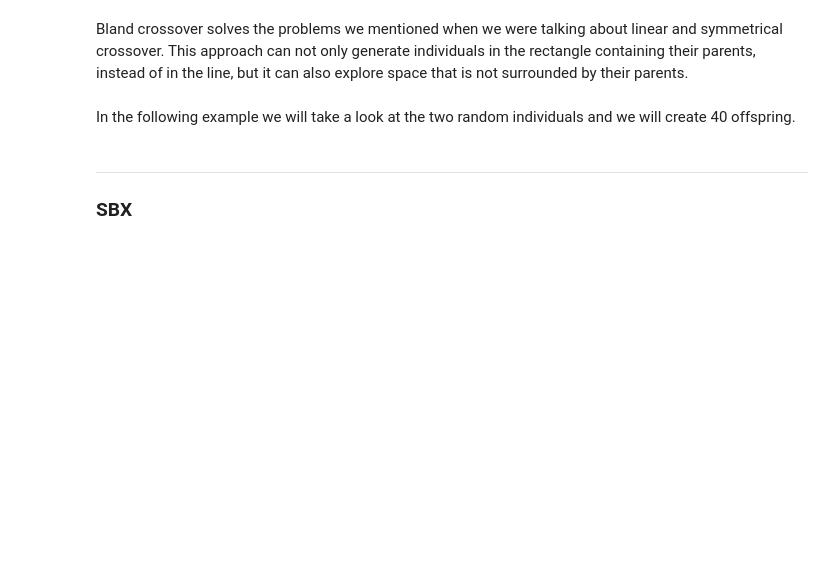
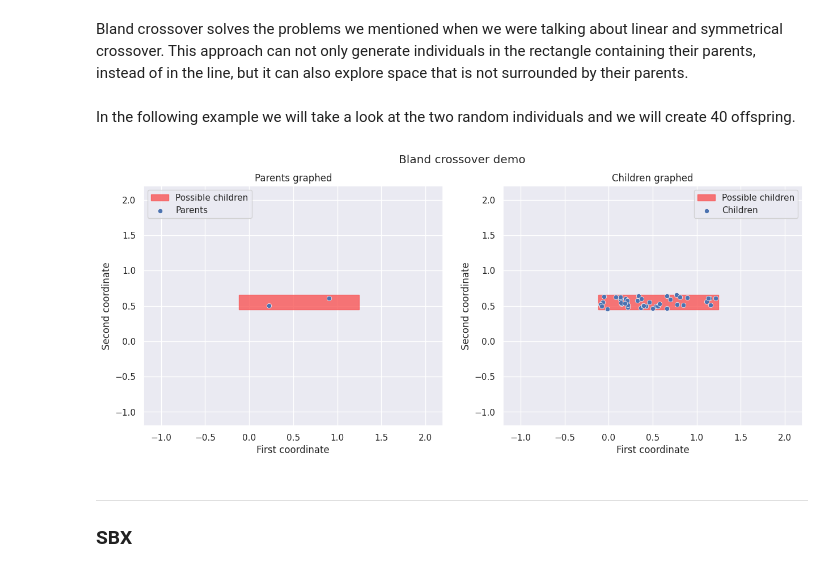
Before and after one commit to ukinolo/GAlib, a Jupyter notebook: doc/documentation.ipynb, the cells around one changed output. Cells and saved outputs as stored; diff of their text form; code cells hidden in the pictures; blank space fills up the shorter version.

```diff
--- a/doc/documentation.ipynb
+++ b/doc/documentation.ipynb
@@ -1016,7 +1035,8 @@ Bland crossover solves the problems we mentioned when we were talking about line
 In the following example we will take a look at the two random individuals and we will create 40 offspring.
 # %%
 crossover = Crossover('demo')
-crossover._alpha = 0.5
+crossover.params = {}
+crossover.params['alpha'] = 0.5
 
 system_size = 2
 
@@ -1040,39 +1060,41 @@ center = (parent1 + parent2) / 2
 width = abs(parent1[0] - center[0]) * 2
 height = abs(parent1[1] - center[1]) * 2
 
-width += crossover._alpha * width * 2
-height += crossover._alpha * height * 2
+width += crossover.params['alpha'] * width * 2
+height += crossover.params['alpha'] * height * 2
 
 down_left_dot = [center[0] - width/2, center[1] - height/2]
 
 #Plotting
 fig1, axs1 = plt.subplots(ncols=2, width_ratios=[1, 1], figsize=(15, 5.5))
 sns.set_theme(style='darkgrid', context='notebook')
 axs1[0].add_patch(
     patches.Rectangle((down_left_dot[0], down_left_dot[1]), width, height, color=(249/255.0, 86/255.0, 86/255.0, 0.8), label='Possible children'))
 sns.scatterplot(x=[individual[0] for individual in [parent1, parent2]], y=[individual[1] for individual in [parent1, parent2]], ax=axs1[0], label='Parents')
 
 axs1[1].add_patch(
     patches.Rectangle((down_left_dot[0], down_left_dot[1]), width, height, color=(249/255.0, 86/255.0, 86/255.0, 0.8), label='Possible children'))
 sns.scatterplot(x=[individual[0] for individual in children], y=[individual[1] for individual in children], ax=axs1[1], label='Children')
 
 
 axs1[0].legend(loc=2)
 
 axs1[0].set_xlim([-1.2, 2.2])
 axs1[0].set_ylim([-1.2, 2.2])
 
 axs1[1].set_xlim([-1.2, 2.2])
 axs1[1].set_ylim([-1.2, 2.2])
 
 fig1.suptitle('Bland crossover demo')
 axs1[0].set_title('Parents graphed')
 axs1[1].set_title('Children graphed')
 axs1[0].set_xlabel('First coordinate')
 axs1[0].set_ylabel('Second coordinate')
 axs1[1].set_xlabel('First coordinate')
 axs1[1].set_ylabel('Second coordinate')
 pass
+# %% [output]
+[figure, added]
 # %% [markdown]
 ---
 ### <a id="sbx">SBX</a>
```
Also changed, not shown: parts of 12 cells of this notebook.
